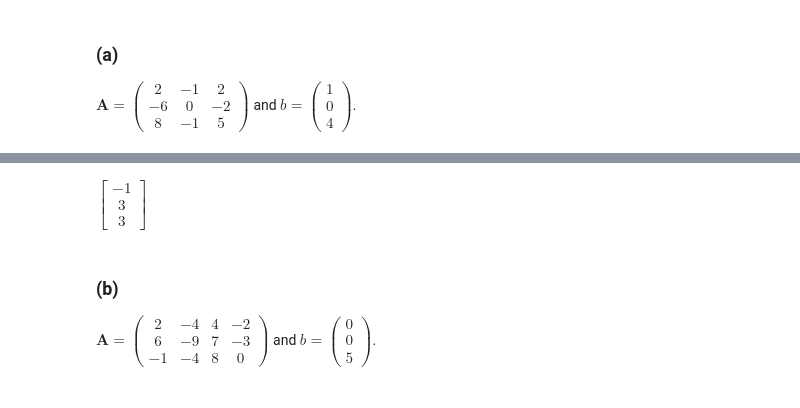
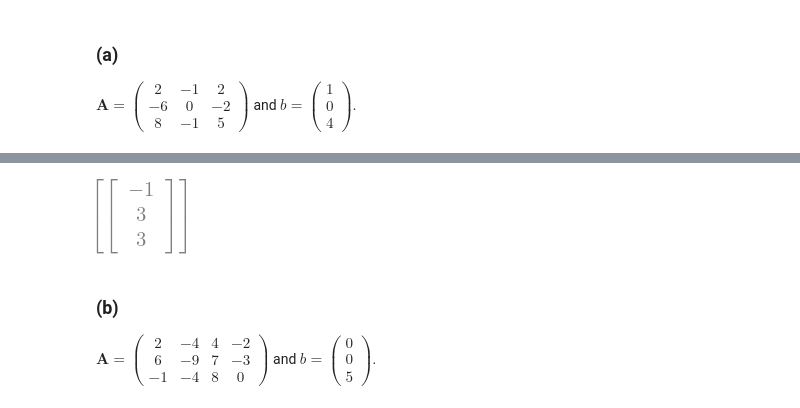
Before and after one commit to YeeShin504/linear-algebra, a Jupyter notebook: docs/tutorials/tut03.ipynb, the cells around one changed output, grey strips where cells are left out. Cells and saved outputs as stored; diff of their text form; code cells hidden in the pictures.

```diff
--- a/docs/tutorials/tut03.ipynb
+++ b/docs/tutorials/tut03.ipynb
@@ -66,8 +66,8 @@ $\displaystyle \left[\begin{array}{c}1\\3\\3\end{array}\right]$
 # %%
-x = plu.U.solve(y)
+x = plu.U.solve(y[0])
 x
 # %% [output]
-$\displaystyle \left[\begin{array}{c}-1\\3\\3\end{array}\right]$
+[figure, added]
 # %% [markdown]
 ### (b)
 
```
Also changed, not shown: parts of 24 cells of this notebook, 1 other file.
